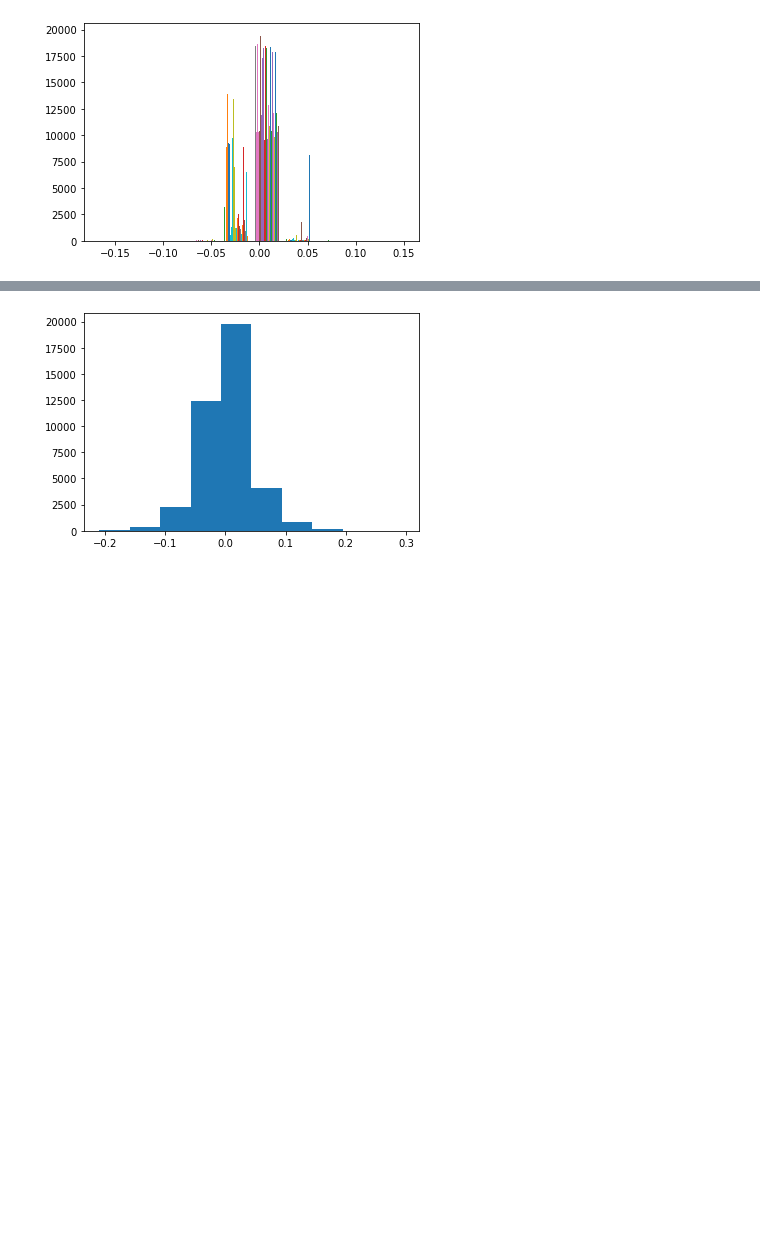
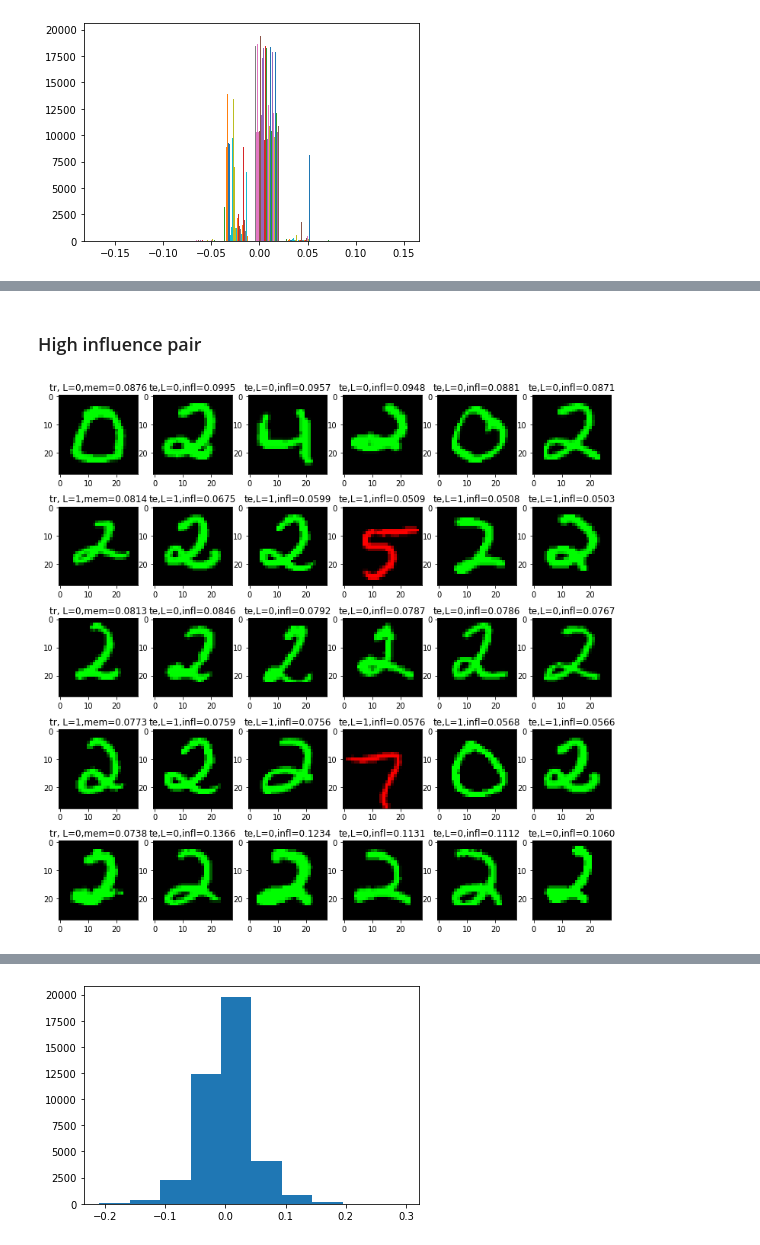
Before and after one commit to zihao12/invariant-risk-minimization, a Jupyter notebook: ColoredMnist.ipynb, the cells around one changed output, grey strips where cells are left out. Cells and saved outputs as stored; diff of their text form; code cells hidden in the pictures; blank space fills up the shorter version.

```diff
--- a/ColoredMnist.ipynb
+++ b/ColoredMnist.ipynb
@@ -220,21 +216,0 @@ plt.show()
-# %%
-mem_est = list(mem_est)
-high_mem_ind_top_5 = np.argsort(mem_est)[::-1][:5]
-fig = plt.figure(figsize=(13, 13))
-ax = []
-for ind_mem in range(5):
-    high_mem_ind = high_mem_ind_top_5[ind_mem]
-    infl_mem_high = list(infl_est[:,high_mem_ind])
-    high_mem_influ_top5ind = np.argsort(infl_mem_high)[::-1][:5]
-    img, label = trainall_set[high_mem_ind]
-    mem = mem_est[high_mem_ind]
-    ax.append(fig.add_subplot(5, 6, 1 + ind_mem*6))
-    ax[-1].set_title(f'L={label},mem={mem:.4f}')
-    plt.imshow(img)
-    for i in range(5):
-        img, label = test_set[high_mem_influ_top5ind[i]]
-        infl = infl_mem_high[high_mem_influ_top5ind[i]]
-        ax.append(fig.add_subplot(5, 6, 2 + i + ind_mem*6))
-        ax[-1].set_title(f'tr,L={label},infl={infl:.4f}')
-        plt.imshow(img)
-plt.show()
@@ -244,0 +223,26 @@ plt.show()
+# %% [markdown]
+### High influence pair
+# %%
+mem_est = list(mem_est)
+high_mem_ind_top_5 = np.argsort(mem_est)[::-1][:5]
+fig = plt.figure(figsize=(13, 13))
+ax = []
+for ind_mem in range(5):
+    high_mem_ind = high_mem_ind_top_5[ind_mem]
+    infl_mem_high = list(infl_est[:,high_mem_ind])
+    high_mem_influ_top5ind = np.argsort(infl_mem_high)[::-1][:5]
+    img, label = trainall_set[high_mem_ind]
+    mem = mem_est[high_mem_ind]
+    ax.append(fig.add_subplot(5, 6, 1 + ind_mem*6))
+    ax[-1].set_title(f'tr, L={label},mem={mem:.4f}')
+    plt.imshow(img)
+    for i in range(5):
+        img, label = test_set[high_mem_influ_top5ind[i]]
+        infl = infl_mem_high[high_mem_influ_top5ind[i]]
+        ax.append(fig.add_subplot(5, 6, 2 + i + ind_mem*6))
+        ax[-1].set_title(f'te,L={label},infl={infl:.4f}')
+        plt.imshow(img)
+plt.savefig('high_infl_pair.png', dpi=300, bbox_inches='tight')
+plt.show()
+# %% [output]
+[figure, added]
```
Also changed, not shown: parts of 40 cells of this notebook.
